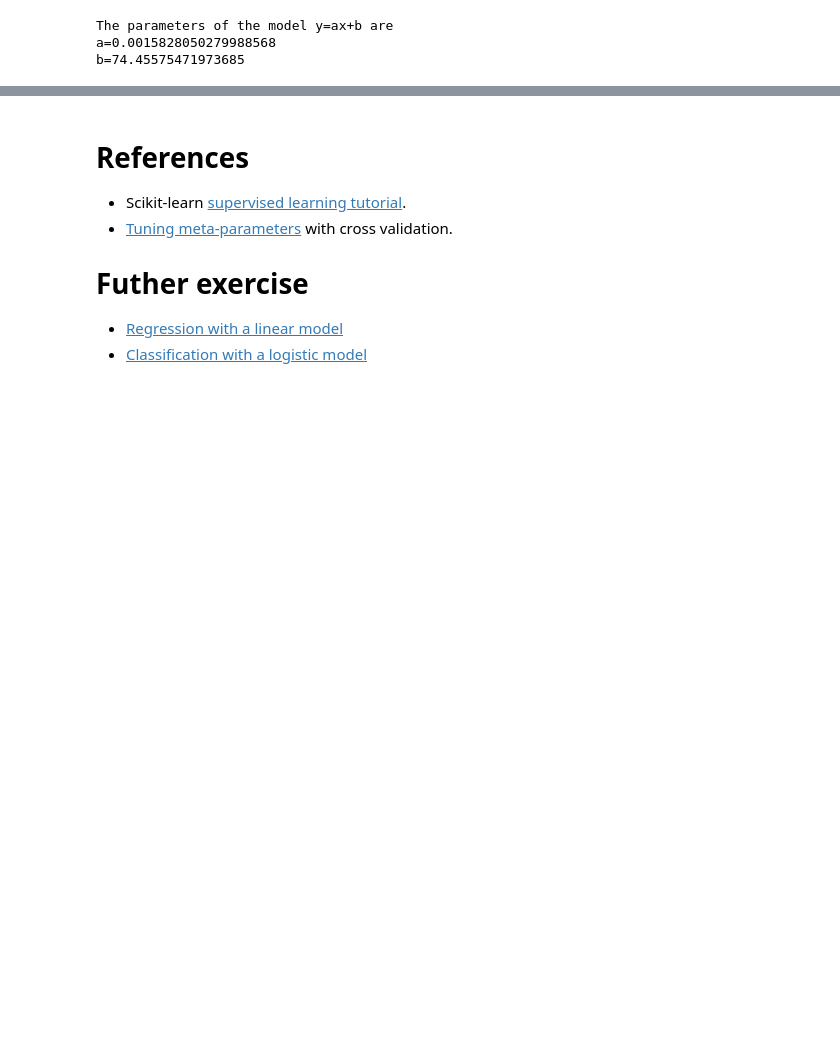
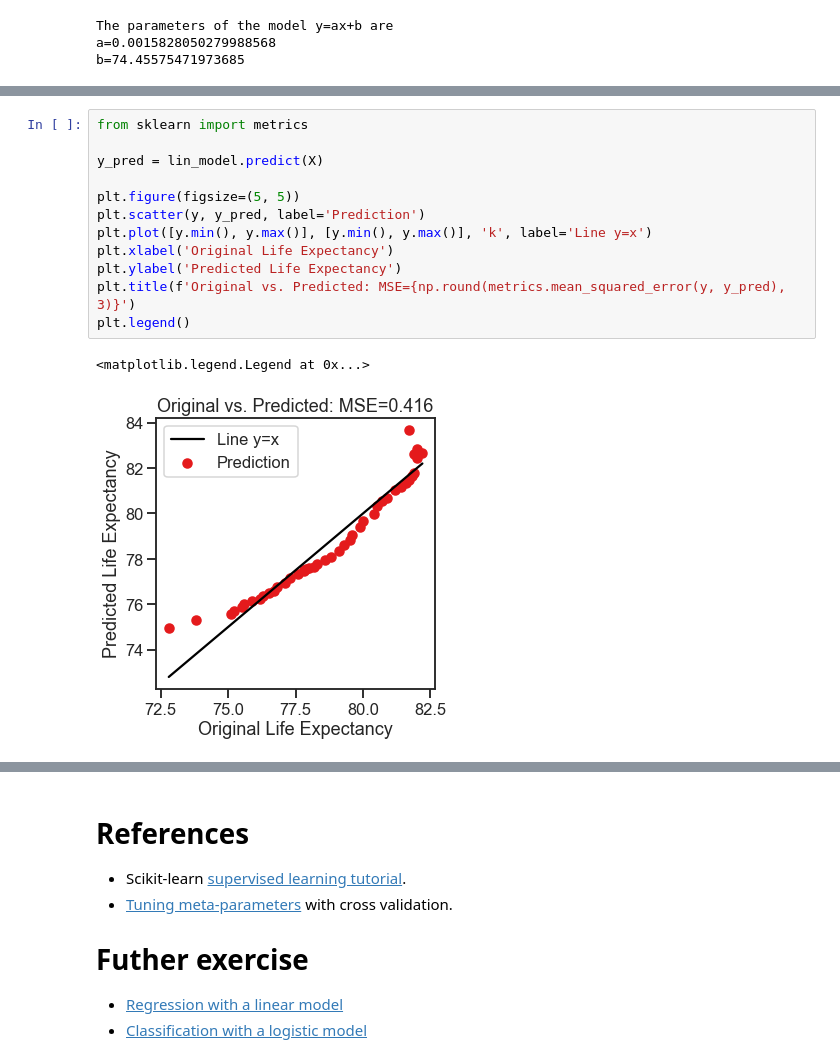
Before and after one commit to faigyb/python4ml, a Jupyter notebook: regression.ipynb, the cells around one changed output, grey strips where cells are left out. Saved outputs shown, nothing was run; the diff lists cells and outputs as text; blank space fills up the shorter version.

```diff
--- a/regression.ipynb
+++ b/regression.ipynb
@@ -100,0 +117,15 @@ b=74.45575471973685
+# %%
+from sklearn import metrics
+
+y_pred = lin_model.predict(X)
+
+plt.figure(figsize=(5, 5))
+plt.scatter(y, y_pred, label='Prediction')
+plt.plot([y.min(), y.max()], [y.min(), y.max()], 'k', label='Line y=x')
+plt.xlabel('Original Life Expectancy')
+plt.ylabel('Predicted Life Expectancy')
+plt.title(f'Original vs. Predicted: MSE={np.round(metrics.mean_squared_error(y, y_pred), 3)}')
+plt.legend()
+# %% [output]
+<matplotlib.legend.Legend at 0x...>
+[figure, added]
```
Also changed, not shown: parts of 21 cells of this notebook, 9 other files.
